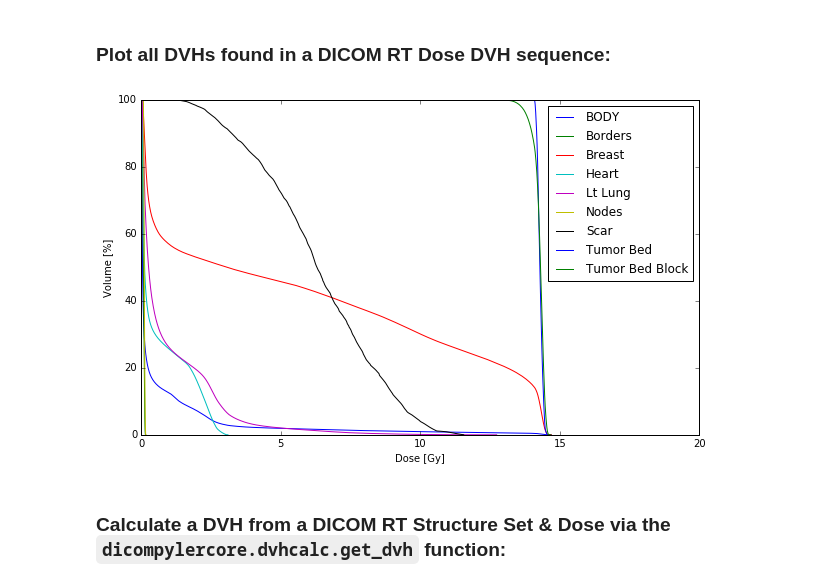
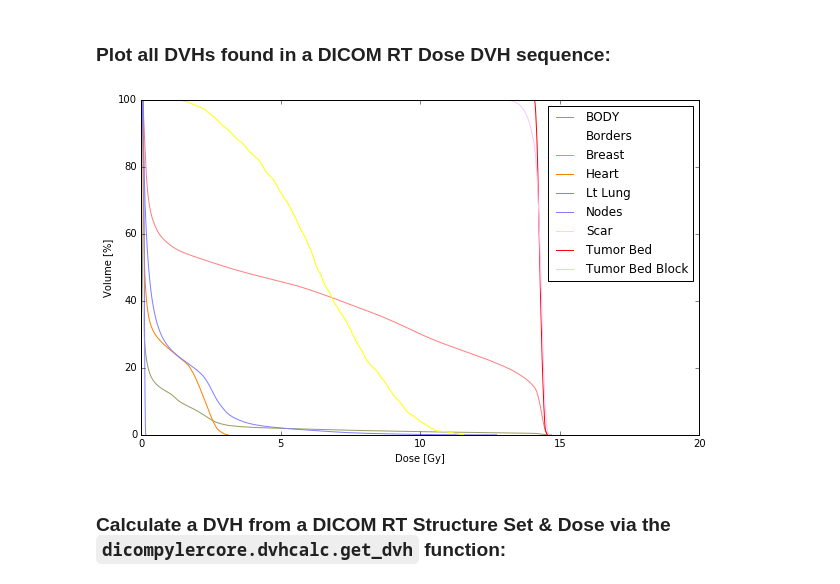
Before and after one commit to bastula/dicom-notebooks, a Jupyter notebook: dicompyler-core_usage.ipynb, the cells around one changed output. Cells and saved outputs as stored; diff of their text form; code cells hidden in the pictures.

Commit message:
Added structure set color plotting in the DVH dicompyler-core_usage notebook.

```diff
--- a/dicompyler-core_usage.ipynb
+++ b/dicompyler-core_usage.ipynb
@@ -165,11 +165,11 @@ True
 # %%
 plt.figure(figsize=(10, 6))
 plt.axis([0, 20, 0, 100])
 for s in structures.values():
     if not s['empty']:
-        dvh.DVH.from_dicom_dvh(rtdose.ds, s['id'], name=s['name']).relative_volume.plot()
+        dvh.DVH.from_dicom_dvh(rtdose.ds, s['id'], name=s['name'], color=s['color']).relative_volume.plot()
 # %% [output]
-[figure, old version]
+[figure, new version]
 # %% [markdown]
 ### Calculate a DVH from a DICOM RT Structure Set & Dose via the `dicompylercore.dvhcalc.get_dvh` function:
 # %%
```
